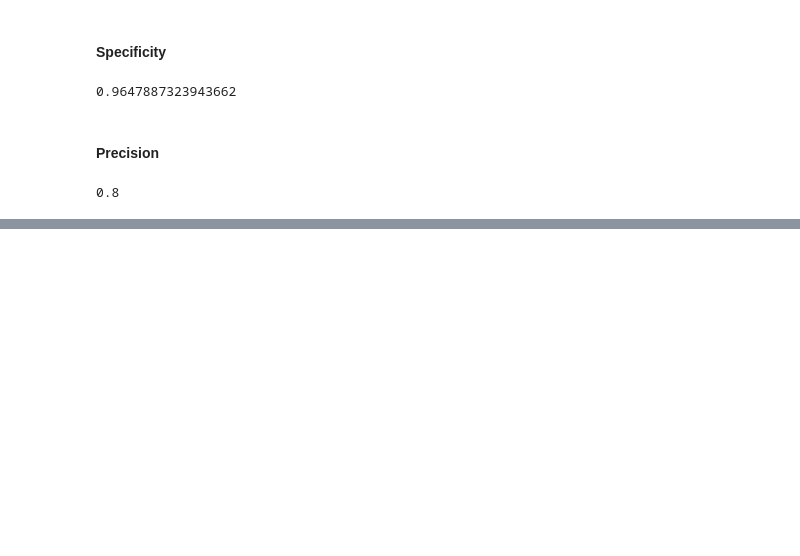
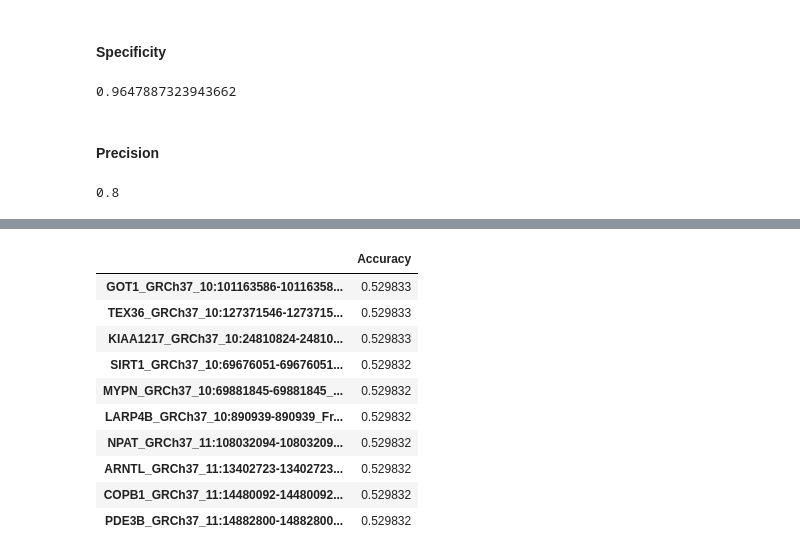
Before and after one commit to ericametta/CancerPredictionMode, a Jupyter notebook: Classification.ipynb, the cells around one changed output, grey strips where cells are left out. Cells and saved outputs as stored; diff of their text form; code cells hidden in the pictures; blank space fills up the shorter version.

```diff
--- a/Classification.ipynb
+++ b/Classification.ipynb
@@ -594,0 +712,15 @@ Precision
+# %%
+Accuracy_df.sort_values(by='Accuracy', ascending=False)
+Accuracy_df.head(10)
+# %% [output]
+|  | Accuracy |
+| GOT1_GRCh37_10:101163586-10116358... | 0.529833 |
+| TEX36_GRCh37_10:127371546-1273715... | 0.529833 |
+| KIAA1217_GRCh37_10:24810824-24810... | 0.529833 |
+| SIRT1_GRCh37_10:69676051-69676051... | 0.529832 |
+| MYPN_GRCh37_10:69881845-69881845_... | 0.529832 |
+| LARP4B_GRCh37_10:890939-890939_Fr... | 0.529832 |
+| NPAT_GRCh37_11:108032094-10803209... | 0.529832 |
+| ARNTL_GRCh37_11:13402723-13402723... | 0.529832 |
+| COPB1_GRCh37_11:14480092-14480092... | 0.529832 |
+| PDE3B_GRCh37_11:14882800-14882800... | 0.529832 |
```
Also changed, not shown: parts of 13 cells of this notebook.
